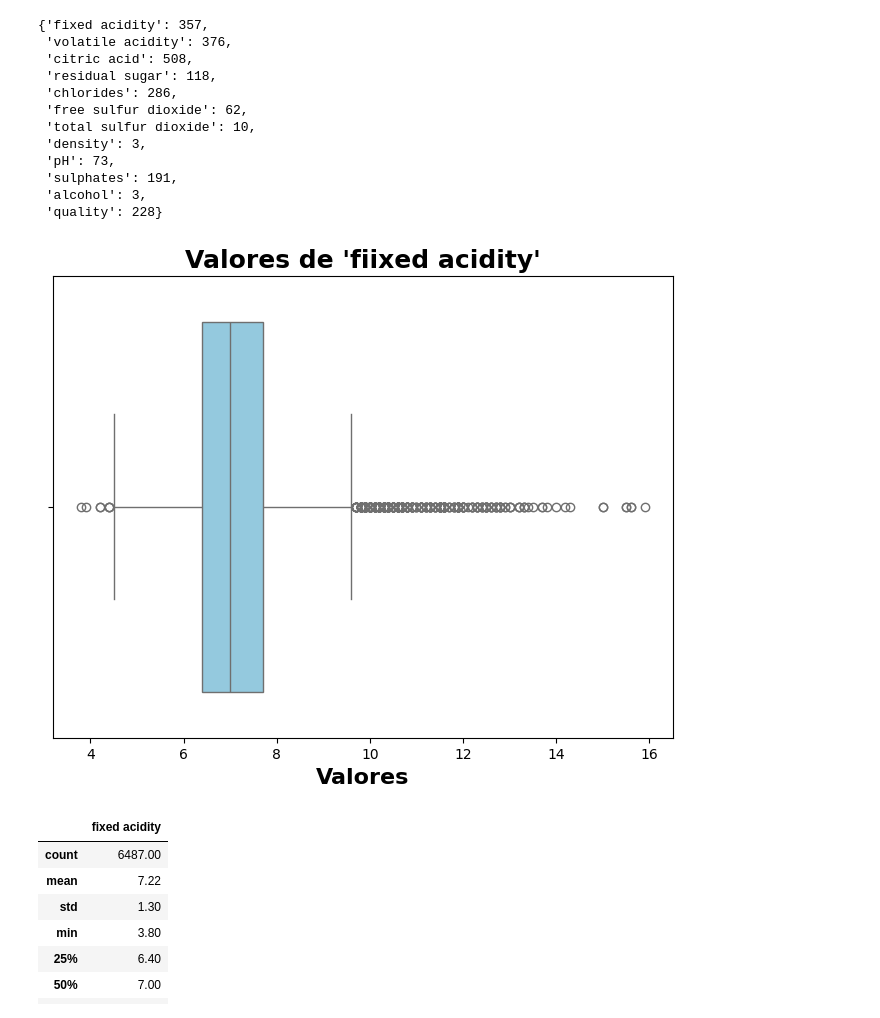
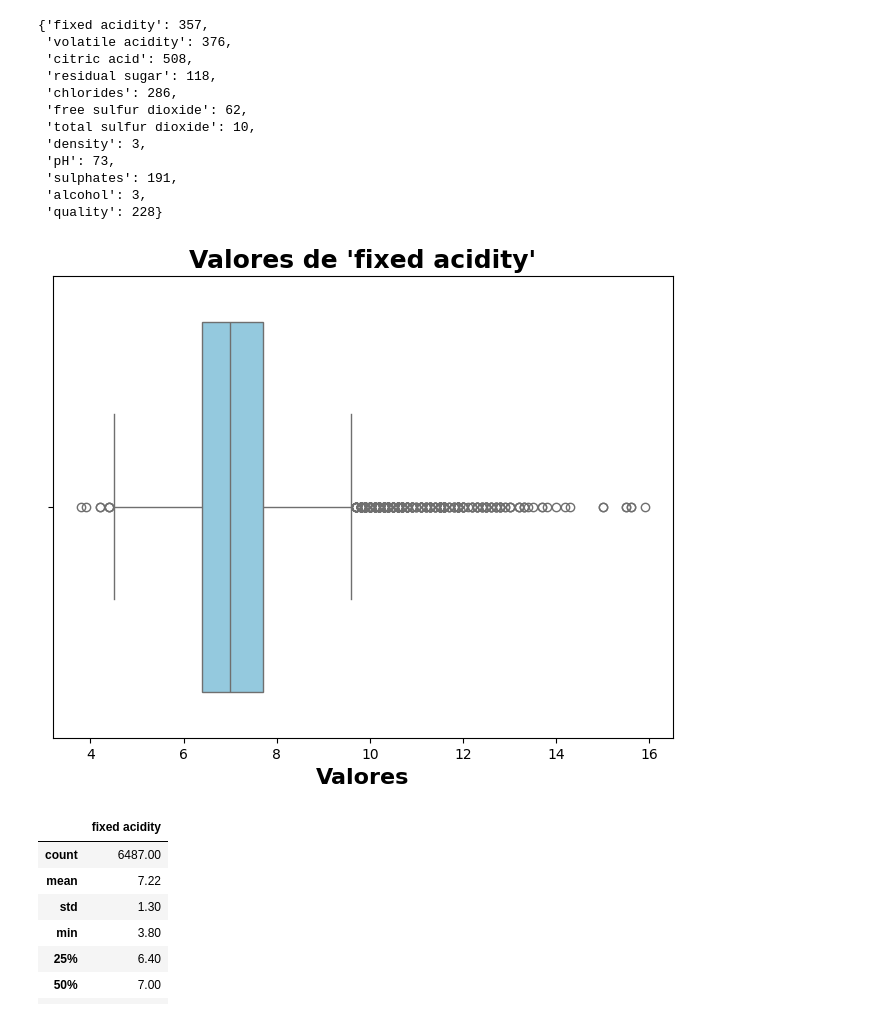
Before and after one commit to JaznaLaProfe/Fundamentos-de-Machine-Learning, a Jupyter notebook: Análisis-Preparación datos/7_FMY0100_Preparación_Datos.ipynb, the cells around one changed output. Cells and saved outputs as stored; diff of their text form; code cells hidden in the pictures.

```diff
--- a/Análisis-Preparación datos/7_FMY0100_Preparación_Datos.ipynb
+++ b/Análisis-Preparación datos/7_FMY0100_Preparación_Datos.ipynb
@@ -143,12 +143,12 @@ atipicos_por_columna
 # %%
 # Gráfico de caja
 plt.figure(figsize=(8, 6))
 sns.boxplot(x=data['fixed acidity'], color='skyblue')
-plt.title("Valores de 'fiixed acidity'", fontsize=18, fontweight="bold")
+plt.title("Valores de 'fixed acidity'", fontsize=18, fontweight="bold")
 plt.xlabel('Valores', fontsize=16, fontweight="bold")
 plt.show()
 # %% [output]
-[figure, old version]
+[figure, new version]
 # %%
 data['fixed acidity'].describe().round(2)
 # %% [output]
```
Also changed, not shown: parts of 33 cells of this notebook.
